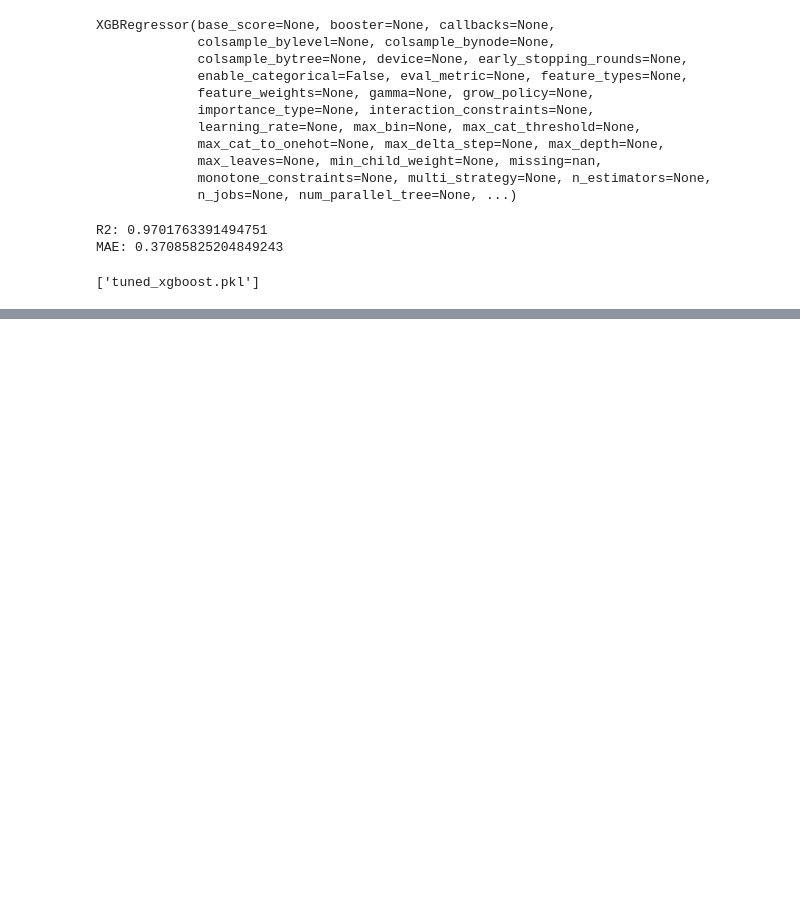
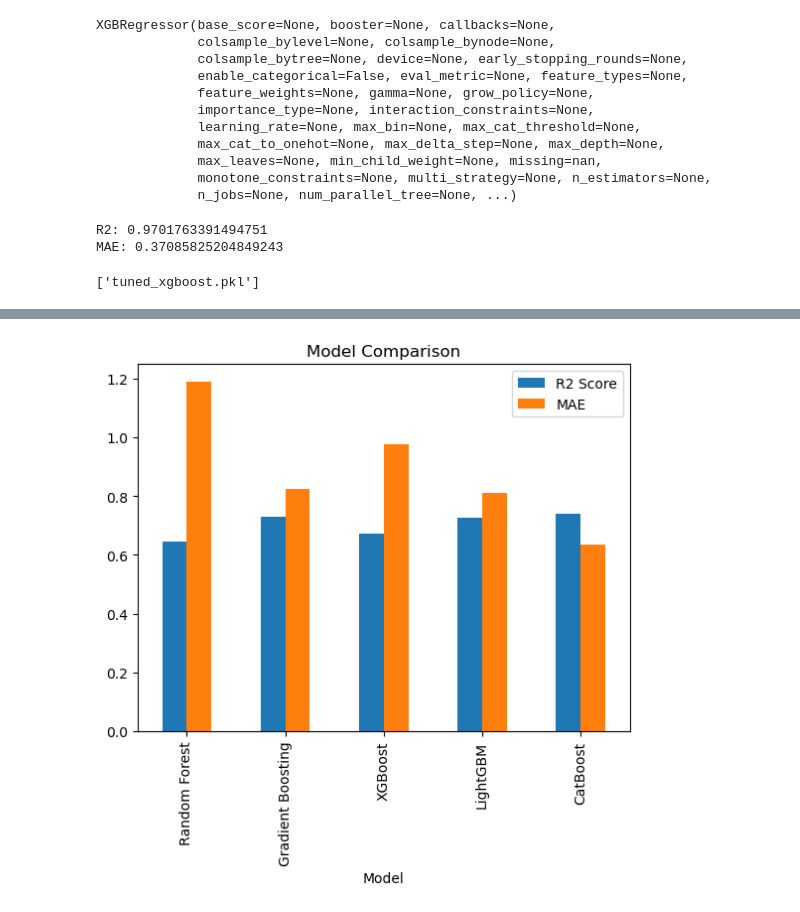
Before and after one commit to misnasherin988-tech/interns, a Jupyter notebook: studentsexamscore.ipynb, the cells around one changed output, grey strips where cells are left out. Drawn from its saved outputs; the diff is of its cells as text; code cells hidden in the pictures; blank space fills up the shorter version.

```diff
--- a/studentsexamscore.ipynb
+++ b/studentsexamscore.ipynb
@@ -685,0 +813,37 @@ And if memory is not enough, you can set `force_col_wise=true`.
+# %%
+from sklearn.metrics import r2_score, mean_absolute_error
+
+rf_r2, rf_mae = r2_score(y_test, y_pred_rf), mean_absolute_error(y_test, y_pred_rf)
+gb_r2, gb_mae = r2_score(y_test, y_pred_gb), mean_absolute_error(y_test, y_pred_gb)
+xgb_r2, xgb_mae = r2_score(y_test, y_pred_xgb), mean_absolute_error(y_test, y_pred_xgb)
+lgbm_r2, lgbm_mae = r2_score(y_test, y_pred_lgbm), mean_absolute_error(y_test, y_pred_lgbm)
+cat_r2, cat_mae = r2_score(y_test, y_pred_cat), mean_absolute_error(y_test, y_pred_cat)
+# %%
+import pandas as pd
+
+final_results = pd.DataFrame({
+    "Model": [
+        "Random Forest",
+        "Gradient Boosting",
+        "XGBoost",
+        "LightGBM",
+        "CatBoost"
+    ],
+    "R2 Score": [
+        rf_r2,
+        gb_r2,
+        xgb_r2,
+        lgbm_r2,
+        cat_r2
+    ],
+    "MAE": [
+        rf_mae,
+        gb_mae,
+        xgb_mae,
+        lgbm_mae,
+        cat_mae
+    ]
+})
+# %%
+final_results = final_results.set_index("Model")
+print(final_results)
@@ -685,0 +858,8 @@ And if memory is not enough, you can set `force_col_wise=true`.
+# %%
+import matplotlib.pyplot as plt
+
+final_results.plot(kind="bar")
+plt.title("Model Comparison")
+plt.show()
+# %% [output]
+[figure, added]
```
Also changed, not shown: parts of 45 cells of this notebook, 18 other files.
